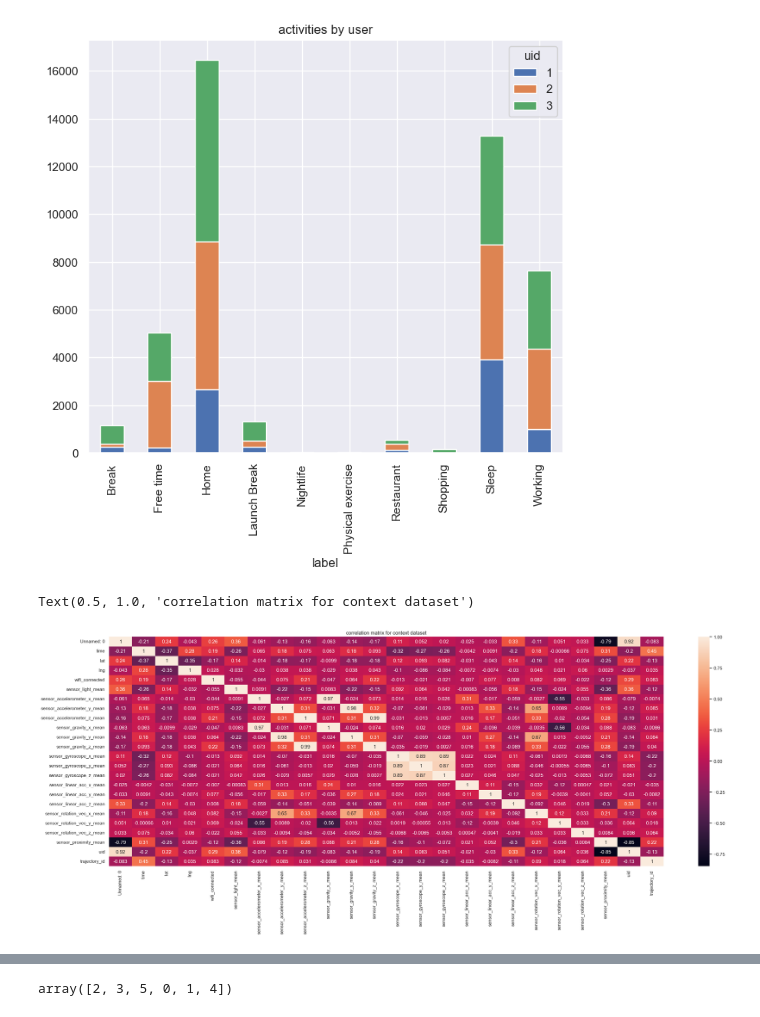
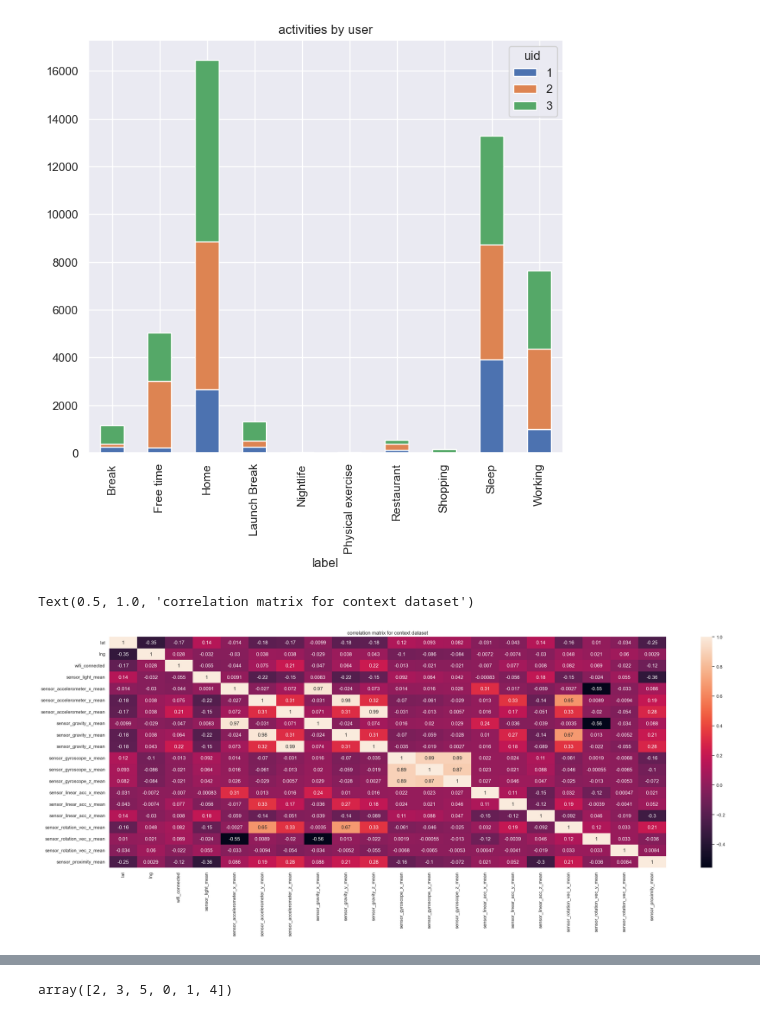
Before and after one commit to sandrynat/AmI_pdi_repo, a Jupyter notebook: Classificação Simples/SimpleClassification_V1_1min.ipynb, the cells around one changed output, grey strips where cells are left out. Cells and saved outputs as stored; diff of their text form; code cells hidden in the pictures.

```diff
--- a/Classificação Simples/SimpleClassification_V1_1min.ipynb
+++ b/Classificação Simples/SimpleClassification_V1_1min.ipynb
@@ -123,12 +123,12 @@ df.groupby(["label", "uid"]).size().unstack().plot(kind="bar",title="activities
 <AxesSubplot:title={'center':'activities by user'}, xlabel='label'>
 [figure]
 # %%
-feauters_numerical_corr=df.drop(["activity_label","label"],axis=1)
+feauters_numerical_corr=df.drop(['time', 'datetime', 'uid','Unnamed: 0','trajectory_id'],axis=1)
 sns.heatmap(feauters_numerical_corr.corr(), annot=True)
 plt.title("correlation matrix for context dataset")
 # %% [output]
 Text(0.5, 1.0, 'correlation matrix for context dataset')
-[figure, old version]
+[figure, new version]
 # %%
 #Eliminate unique/or almost unique columns
 df_final=df.drop(['time','lat','lng', 'datetime', 'uid','Unnamed: 0','trajectory_id'], axis=1)
```
